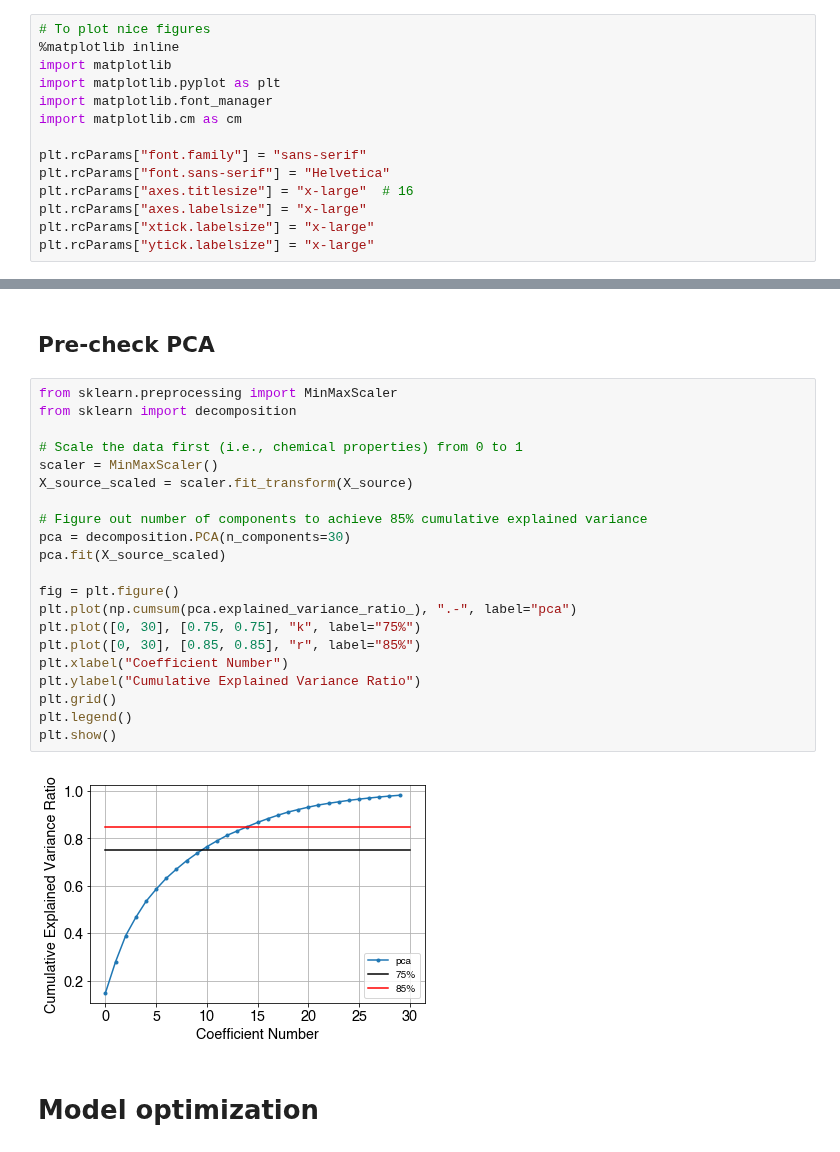
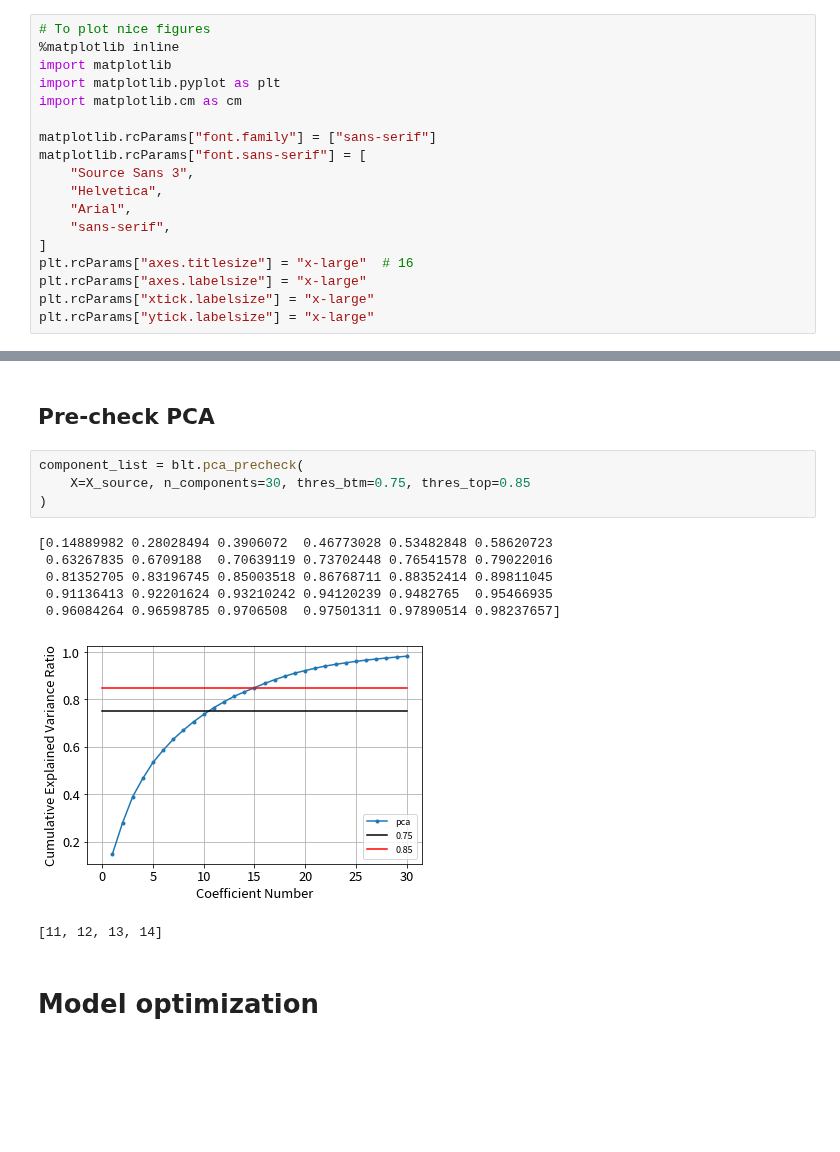
Before and after one commit to LukaThorn/ml-weight-fraction, a Jupyter notebook: organicspipeline.ipynb, the cells around one changed output, grey strips where cells are left out. Cells and saved outputs as stored; diff of their text form; blank space fills up the shorter version.

Commit message:
Readd pca_precheck

```diff
--- a/organicspipeline.ipynb
+++ b/organicspipeline.ipynb
@@ -26,11 +29,15 @@ np.random.seed(1922)  # for Papa
 %matplotlib inline
 import matplotlib
 import matplotlib.pyplot as plt
-import matplotlib.font_manager
 import matplotlib.cm as cm
 
-plt.rcParams["font.family"] = "sans-serif"
-plt.rcParams["font.sans-serif"] = "Helvetica"
+matplotlib.rcParams["font.family"] = ["sans-serif"]
+matplotlib.rcParams["font.sans-serif"] = [
+    "Source Sans 3",
+    "Helvetica",
+    "Arial",
+    "sans-serif",
+]
 plt.rcParams["axes.titlesize"] = "x-large"  # 16
 plt.rcParams["axes.labelsize"] = "x-large"
 plt.rcParams["xtick.labelsize"] = "x-large"
@@ -151,29 +132,18 @@ print([y_train.shape, y_source.shape])
 [(100,), (12229,)]
 # %% [markdown]
 ## Pre-check PCA
-# %%
-from sklearn.preprocessing import MinMaxScaler
-from sklearn import decomposition
-
-# Scale the data first (i.e., chemical properties) from 0 to 1
-scaler = MinMaxScaler()
-X_source_scaled = scaler.fit_transform(X_source)
-
-# Figure out number of components to achieve 85% cumulative explained variance
-pca = decomposition.PCA(n_components=30)
-pca.fit(X_source_scaled)
-
-fig = plt.figure()
-plt.plot(np.cumsum(pca.explained_variance_ratio_), ".-", label="pca")
-plt.plot([0, 30], [0.75, 0.75], "k", label="75%")
-plt.plot([0, 30], [0.85, 0.85], "r", label="85%")
-plt.xlabel("Coefficient Number")
-plt.ylabel("Cumulative Explained Variance Ratio")
-plt.grid()
-plt.legend()
-plt.show()
-# %% [output]
-[figure, removed]
+# %%
+component_list = blt.pca_precheck(
+    X=X_source, n_components=30, thres_btm=0.75, thres_top=0.85
+)
+# %% [output]
+[0.14889982 0.28028494 0.3906072  0.46773028 0.53482848 0.58620723
+ 0.63267835 0.6709188  0.70639119 0.73702448 0.76541578 0.79022016
+ 0.81352705 0.83196745 0.85003518 0.86768711 0.88352414 0.89811045
+ 0.91136413 0.92201624 0.93210242 0.94120239 0.9482765  0.95466935
+ 0.96084264 0.96598785 0.9706508  0.97501311 0.97890514 0.98237657]
+[figure, added]
+[11, 12, 13, 14]
 # %% [markdown]
 # Model optimization
 # %%
```
Also changed, not shown: parts of 9 cells of this notebook.
